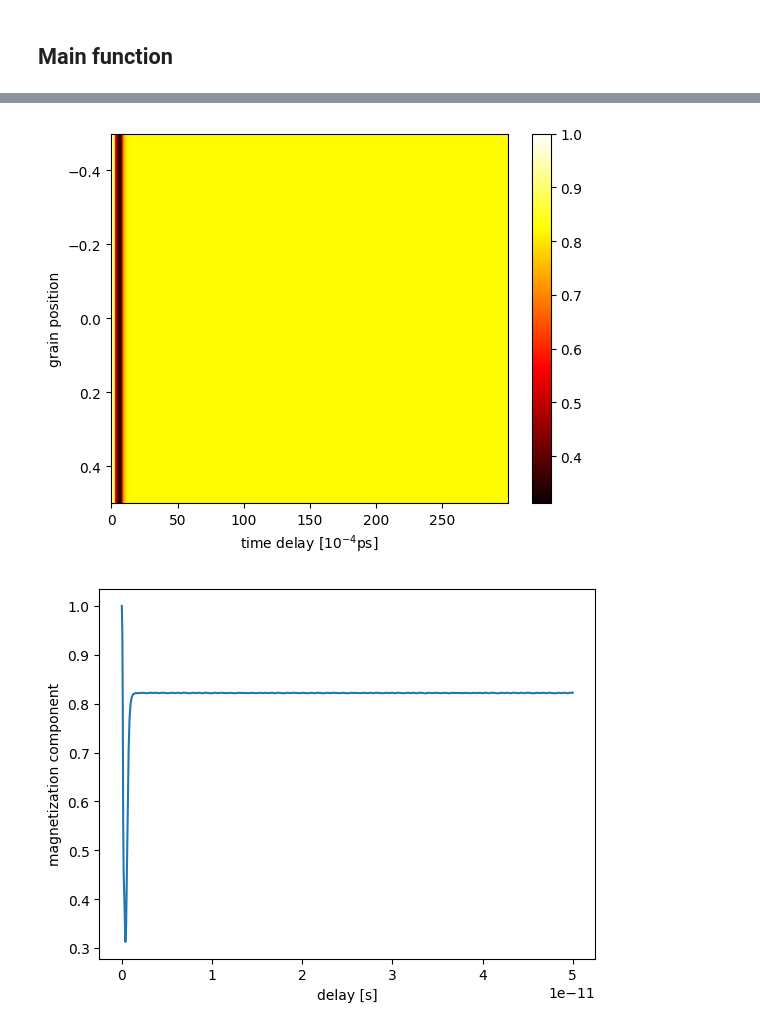
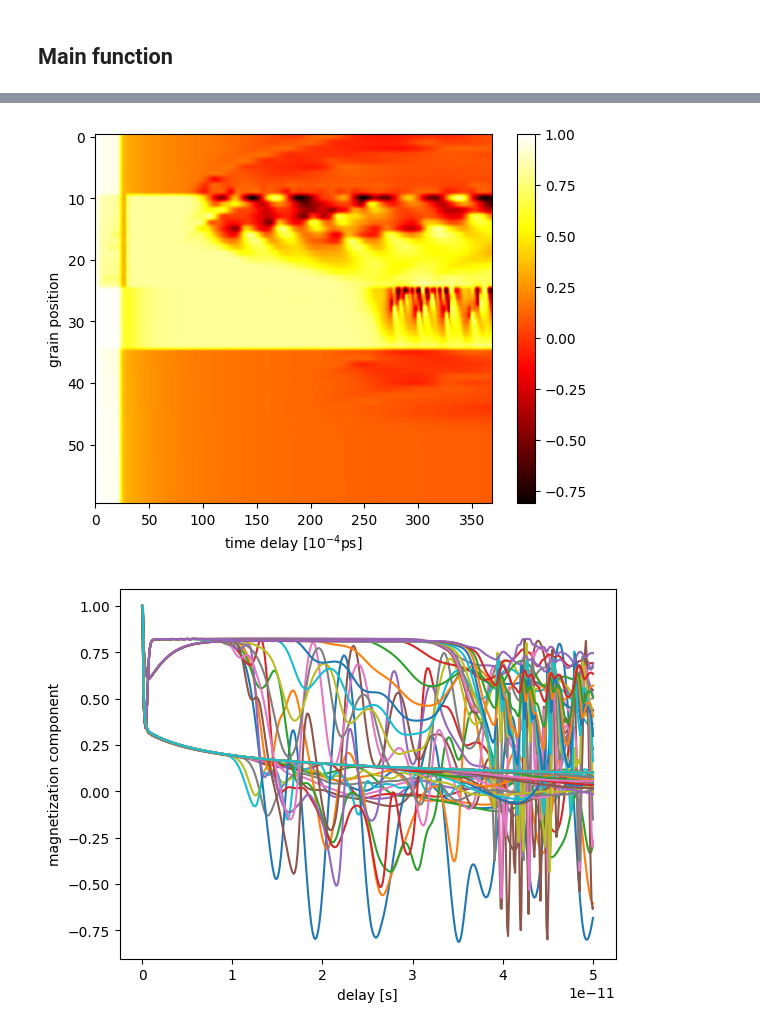
Before and after one commit to Nilodirf/LLB, a Jupyter notebook: LLB_te_interpolation.ipynb, the cells around one changed output, grey strips where cells are left out. Drawn from its saved outputs; the diff is of its cells as text; code cells hidden in the pictures.

```diff
--- a/LLB_te_interpolation.ipynb
+++ b/LLB_te_interpolation.ipynb
@@ -183,20 +183,20 @@ def get_sample():
     #   (iii-v) magnetization amplitudes and angles
 
     # Define define three dummy materials with different parameters:
-    mat_1 = material('Nickel', 0.5, 630., 0.005, 0.393, 3, 2,  0.45e6, 1e-11, 500e3, 1e-9)
+    mat_1 = material('Nickel', 0.5, 630., 0.005, 0.393, 3, 2,  0.45e6, -1e-11, 500e3, 1e-9)
     mat_2 = material('Cobalt', 1e6, 1480., 0.005, 0.393, 3, 2, 0.45e6, -1e-11, 1400e3, 1e-9)
     mat_3 = material('Iron', 2., 1024., 0.005, 2.2, 3, 2, 0.45e6, -1e-11, 200e3, 1e-9)
     #FGT = material ('FGT', 0.5, 220., 0.01, 2.2, 3, 2, 0.45e6, 1e-11, 200e-13, 1e-9)
     #FGT2 = material ('FGT2', 2., 220., 0.01, 2.2, 3, 2, 0.45e6, 1e-11, 200e-13, 1e-9)
 
-    materials=[mat_2]
+    materials=[mat_1, mat_3, mat_2]
 
     Nickel_1=[mat_1 for _ in range(10)]
     Cobalt=[mat_2 for _ in range(15)]
     Iron=[mat_3 for _ in range(10)]
     Nickel_2=[mat_1 for _ in range(25)]
 
-    sample=np.array([mat_2])
+    sample=np.array(Nickel_1+Cobalt+Iron+Nickel_2)
 
     #The following constructs a list of lists, containing in list[i] a list of indices of material i in the sample_structure. This will help compute the mean field magnetization only once for every material at each timestep.
     material_grain_indices=[]
@@ -209,9 +209,9 @@ def get_sample():
     mat_locator=[materials.index(grain) for grain in sample]
 
     #Define initial magnetization on the whole sample (for simplicity uniform) and fully magnetized along the z-axis
-    m_amp = np.ones(1)
-    m_phi = np.zeros(1)
-    m_gamma = np.zeros(1)
+    m_amp = np.ones(len(sample))
+    m_phi = np.zeros(len(sample))
+    m_gamma = np.zeros(len(sample))
     return materials, sample, m_amp, m_phi, m_gamma, material_grain_indices, sample_sorter, mat_locator
 # %%
 def plot_mean_mags(materials):
@@ -239,9 +239,9 @@ def get_ex_stiff_sample(materials, sample, mat_loc, Ms_sam, Delta2_sam):
     for i, mat in enumerate(materials):
         A_mat[i][i]=mat.A_0
 
-    #A_mat[0][1]=-1e-11
-    #A_mat[1][2]=-5e-11
-    #A_mat[0][2]=-2.5e-11
+    A_mat[0][1]=-1e-11*0.
+    A_mat[1][2]=-5e-11*0.
+    A_mat[0][2]=-2.5e-11*0.
 
     for i in range(1, len(materials)):
         for j in range(i):
@@ -314,7 +314,6 @@ def get_tes():
     tes=np.append(teNi1, teCo2, axis=1)
     tes=np.append(tes, teFe3, axis=1)
     tes=np.append(tes, teNi4, axis=1)
-    tes=np.array([[teNi4[i,0]] for i in range(len(teNi4))])
     return delay, tes
 # %%
 def get_tc_mask(te_red, Tc_sam):
@@ -550,6 +535,6 @@ The whole simulation took 12.743631601333618 s
 # %%
 sim_delay=mag_map.t
-mm_rs=mag_map.y.T.flatten().reshape(len(mag_map.t), 1,3)
+mm_rs=mag_map.y.T.flatten().reshape(len(mag_map.t), 60,3)
 # %%
 color_data = mm_rs[:, :, 2].T
 plt.imshow(color_data, cmap='hot', aspect='auto')
@@ -558,18 +543,18 @@ plt.xlabel(r'time delay [$10^{-4}$ps]')
 plt.colorbar()
 plt.show()
 # %% [output]
-[figure, old version]
+[figure, new version]
 # %%
 #plt.plot(delay, mag_map_man[:,:,2][:-1])
 #plt.scatter(delay, mys)
 
-plt.plot(sim_delay, mm_rs[:,0,2])
+plt.plot(sim_delay, mm_rs[:,:,2])
 plt.xlabel(r'delay [s]')
 plt.ylabel(r'magnetization component')
 
 #plt.plot(new_delay, mag_map_man[:,0,0][:-1])
 #plt.scatter(delay, mxs)
 
 plt.show()
 # %% [output]
-[figure, old version]
+[figure, new version]
```
Also changed, not shown: parts of 2 cells of this notebook.
